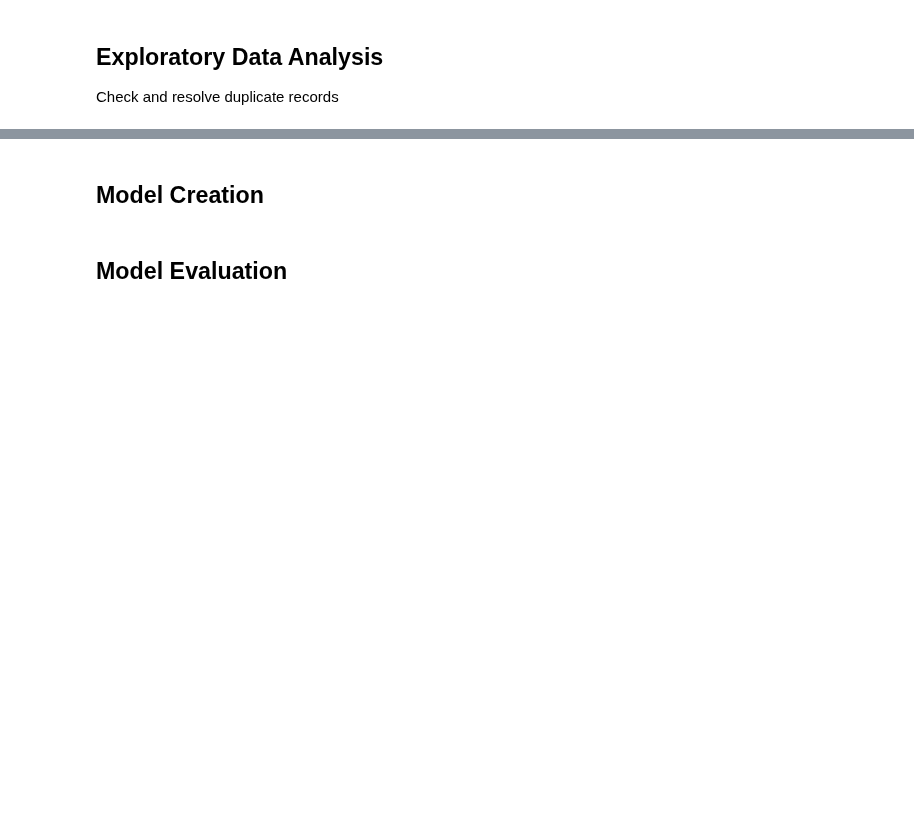
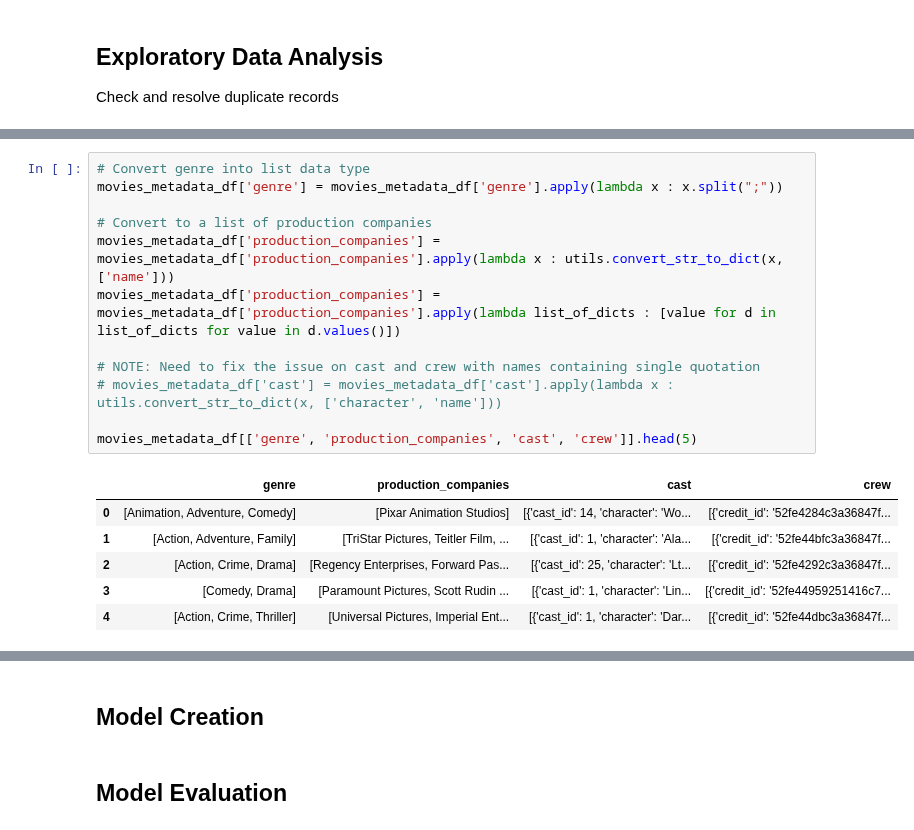
Before and after one commit to abccastro/Movie-Sentiment-Analysis, a Jupyter notebook: Movie Sentiment Analysis.ipynb, the cells around one changed output, grey strips where cells are left out. Drawn from its saved outputs; the diff is of its cells as text; blank space fills up the shorter version.

```diff
--- a/Movie Sentiment Analysis.ipynb
+++ b/Movie Sentiment Analysis.ipynb
@@ -316,0 +308,19 @@ __Data Wrangling:__ Conduct data wrangling on movies metadata to transform and s
+# %%
+# Convert genre into list data type
+movies_metadata_df['genre'] = movies_metadata_df['genre'].apply(lambda x : x.split(";"))
+
+# Convert to a list of production companies
+movies_metadata_df['production_companies'] = movies_metadata_df['production_companies'].apply(lambda x : utils.convert_str_to_dict(x, ['name']))
+movies_metadata_df['production_companies'] = movies_metadata_df['production_companies'].apply(lambda list_of_dicts : [value for d in list_of_dicts for value in d.values()])
+
+# NOTE: Need to fix the issue on cast and crew with names containing single quotation
+# movies_metadata_df['cast'] = movies_metadata_df['cast'].apply(lambda x : utils.convert_str_to_dict(x, ['character', 'name']))
+
+movies_metadata_df[['genre', 'production_companies', 'cast', 'crew']].head(5)
+# %% [output]
+|  | genre | production_companies | cast | crew |
+| 0 | [Animation, Adventure, Comedy] | [Pixar Animation Studios] | [{'cast_id': 14, 'character': 'Wo... | [{'credit_id': '52fe4284c3a36847f... |
+| 1 | [Action, Adventure, Family] | [TriStar Pictures, Teitler Film, ... | [{'cast_id': 1, 'character': 'Ala... | [{'credit_id': '52fe44bfc3a36847f... |
+| 2 | [Action, Crime, Drama] | [Regency Enterprises, Forward Pas... | [{'cast_id': 25, 'character': 'Lt... | [{'credit_id': '52fe4292c3a36847f... |
+| 3 | [Comedy, Drama] | [Paramount Pictures, Scott Rudin ... | [{'cast_id': 1, 'character': 'Lin... | [{'credit_id': '52fe44959251416c7... |
+| 4 | [Action, Crime, Thriller] | [Universal Pictures, Imperial Ent... | [{'cast_id': 1, 'character': 'Dar... | [{'credit_id': '52fe44dbc3a36847f... |
```
Also changed, not shown: parts of 29 cells of this notebook, 2 other files.
